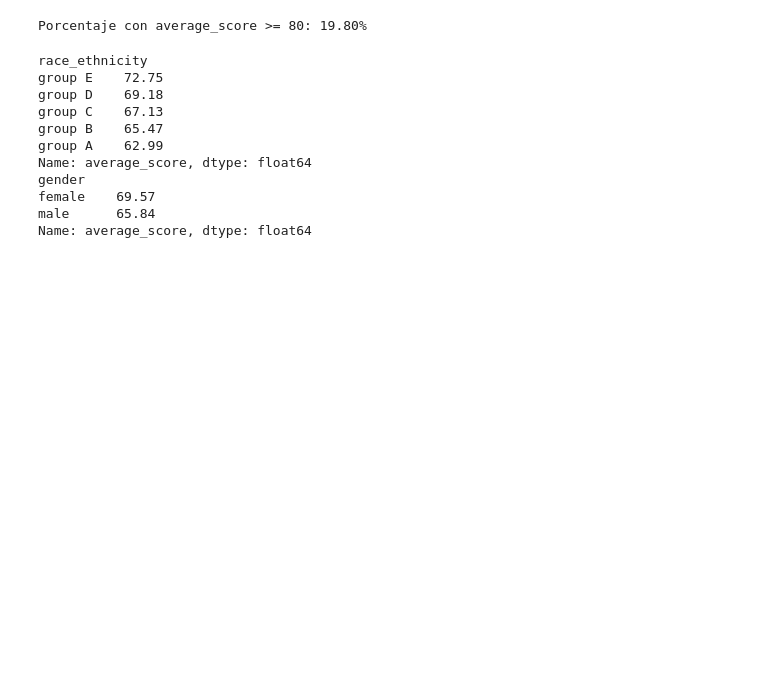
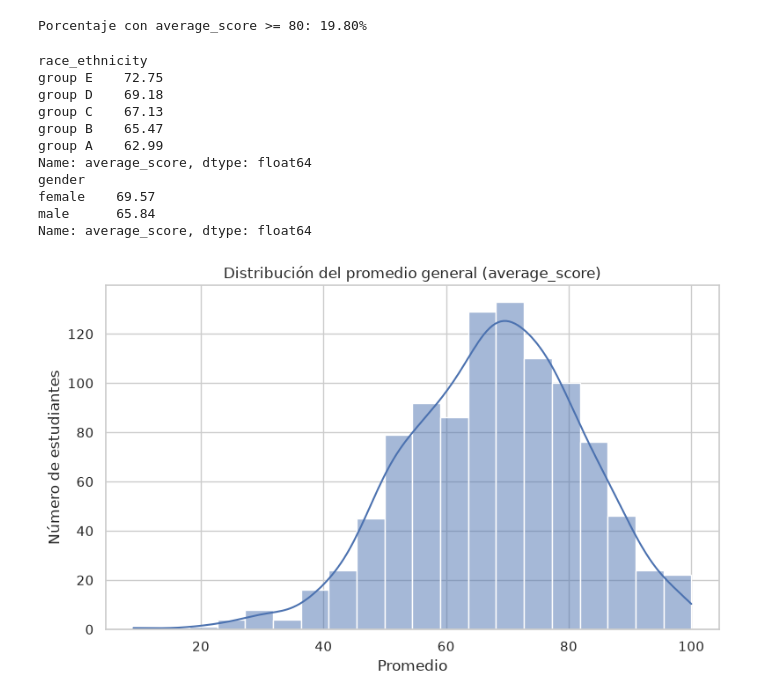
Before and after one commit to Alejandro-Jimenez-Reyes/rendimiento-academico, a Jupyter notebook: src/analysis.ipynb, the cells around one changed output. Drawn from its saved outputs; the diff is of its cells as text; code cells hidden in the pictures; blank space fills up the shorter version.

```diff
--- a/src/analysis.ipynb
+++ b/src/analysis.ipynb
@@ -182,3 +182,14 @@ gender
 female    69.57
 male      65.84
 Name: average_score, dtype: float64
+# %%
+plt.figure(figsize=(8, 5))
+sns.histplot(df["average_score"], bins=20, kde=True, color="#4C72B0")
+plt.title("Distribución del promedio general (average_score)")
+plt.xlabel("Promedio")
+plt.ylabel("Número de estudiantes")
+plt.tight_layout()
+plt.savefig(os.path.join(OUTPUT_DIR, "01_distribucion_average_score.png"), dpi=150)
+plt.show()
+# %% [output]
+[figure, added]
```
Also changed, not shown: parts of 4 cells of this notebook, 4 other files.
